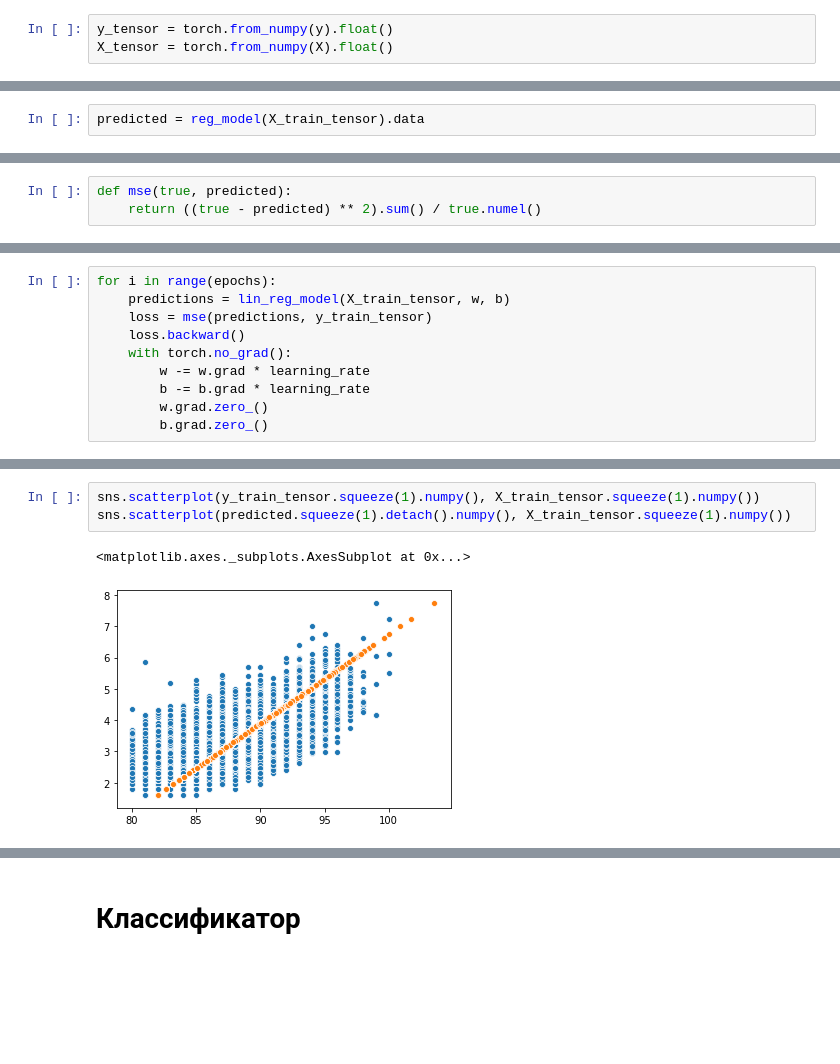
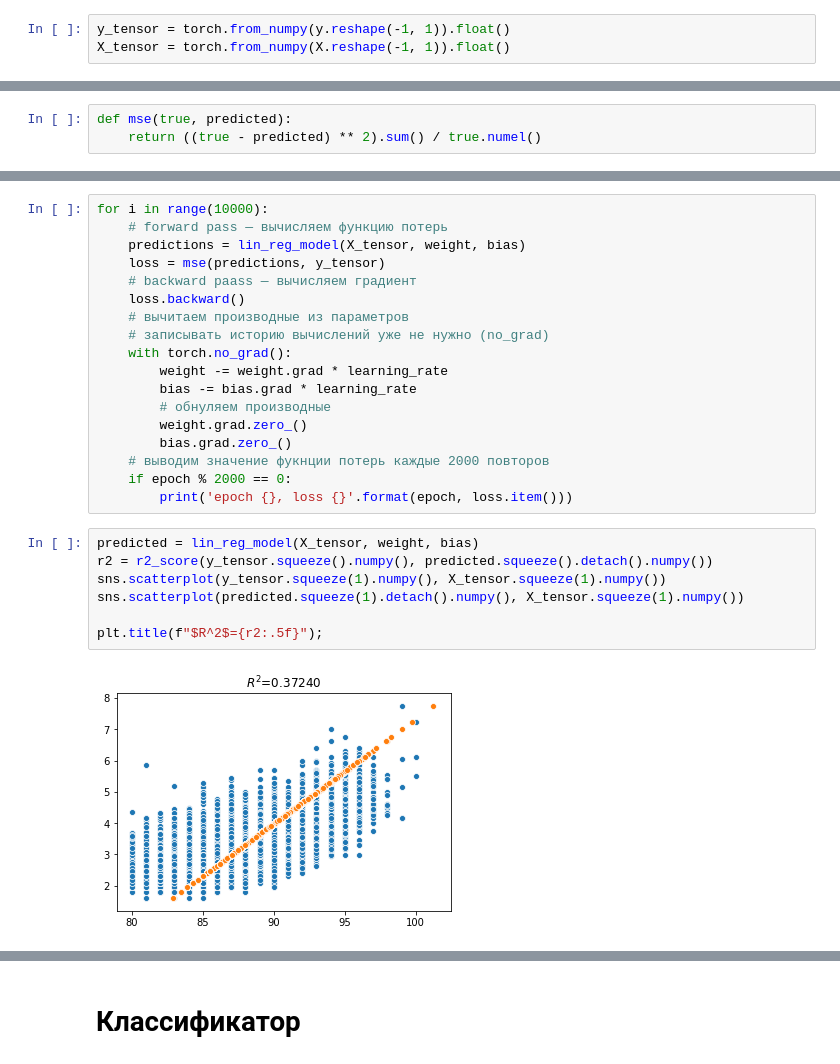
Before and after one commit to i-Hun/nuxt-pwp, a Jupyter notebook: static/notebooks/ann/linear_regression_pytorch.ipynb, the cells around one changed output, grey strips where cells are left out. Saved outputs shown, nothing was run; the diff lists cells and outputs as text; blank space fills up the shorter version.

```diff
--- a/static/notebooks/ann/linear_regression_pytorch.ipynb
+++ b/static/notebooks/ann/linear_regression_pytorch.ipynb
@@ -123,3 +93,3 @@ X = np.log(df_wine.price.values).reshape(-1, 1)
 # %%
-y_tensor = torch.from_numpy(y).float()
-X_tensor = torch.from_numpy(X).float()
+y_tensor = torch.from_numpy(y.reshape(-1, 1)).float()
+X_tensor = torch.from_numpy(X.reshape(-1, 1)).float()
@@ -167,2 +95,0 @@ epoch 9000, loss 6.839260101318359
-# %%
-predicted = reg_model(X_train_tensor).data
@@ -236,10 +116,0 @@ tensor([0.], requires_grad=True)
-# %%
-for i in range(epochs):
-    predictions = lin_reg_model(X_train_tensor, w, b)
-    loss = mse(predictions, y_train_tensor)
-    loss.backward()
-    with torch.no_grad():
-        w -= w.grad * learning_rate
-        b -= b.grad * learning_rate
-        w.grad.zero_()
-        b.grad.zero_()
@@ -252,6 +121,27 @@ r2_score(y_train_tensor.squeeze().numpy(), predicted.squeeze().detach().numpy())
+# %%
+for i in range(10000):
+    # forward pass — вычисляем функцию потерь
+    predictions = lin_reg_model(X_tensor, weight, bias)
+    loss = mse(predictions, y_tensor)
+    # backward paass — вычисляем градиент
+    loss.backward()
+    # вычитаем производные из параметров
+    # записывать историю вычислений уже не нужно (no_grad)
+    with torch.no_grad():
+        weight -= weight.grad * learning_rate
+        bias -= bias.grad * learning_rate
+        # обнуляем производные
+        weight.grad.zero_()
+        bias.grad.zero_()
+    # выводим значение фукнции потерь каждые 2000 повторов
+    if epoch % 2000 == 0:
+        print('epoch {}, loss {}'.format(epoch, loss.item()))
 # %%
-sns.scatterplot(y_train_tensor.squeeze(1).numpy(), X_train_tensor.squeeze(1).numpy())
-sns.scatterplot(predicted.squeeze(1).detach().numpy(), X_train_tensor.squeeze(1).numpy())
+predicted = lin_reg_model(X_tensor, weight, bias)
+r2 = r2_score(y_tensor.squeeze().numpy(), predicted.squeeze().detach().numpy())
+sns.scatterplot(y_tensor.squeeze(1).numpy(), X_tensor.squeeze(1).numpy())
+sns.scatterplot(predicted.squeeze(1).detach().numpy(), X_tensor.squeeze(1).numpy())
+
+plt.title(f"$R^2$={r2:.5f}");
 # %% [output]
-<matplotlib.axes._subplots.AxesSubplot at 0x...>
-[figure, old version]
+[figure, new version]
```
Also changed, not shown: parts of 29 cells of this notebook, 1 other file.
